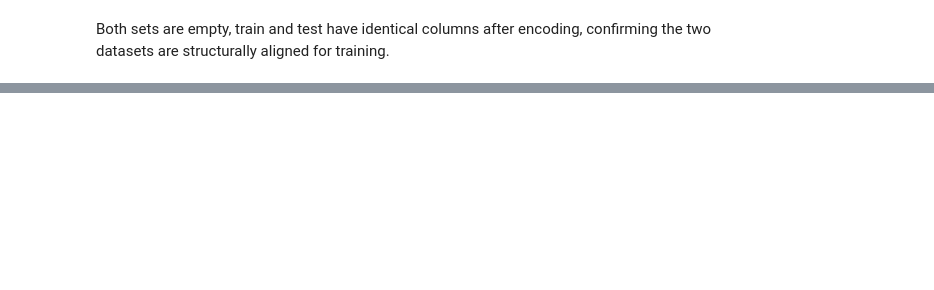
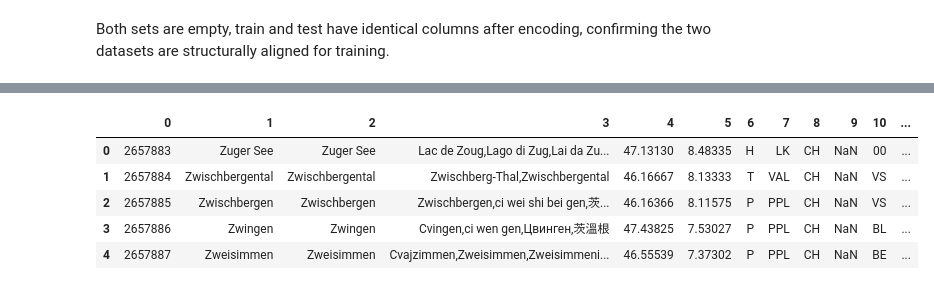
Before and after one commit to giannigrasso/swiss-rent-ml, a Jupyter notebook: notebooks/02_multifeature_regression.ipynb.ipynb, the cells around one changed output, grey strips where cells are left out. Saved outputs shown, nothing was run; the diff lists cells and outputs as text; code cells hidden in the pictures; blank space fills up the shorter version.

```diff
--- a/notebooks/02_multifeature_regression.ipynb.ipynb
+++ b/notebooks/02_multifeature_regression.ipynb.ipynb
@@ -58,0 +156,10 @@ Both sets are empty, train and test have identical columns after encoding, confi
+# %%
+cities_df = pd.read_csv('../data/CH.txt', sep='\t', header=None)
+cities_df.head()
+# %% [output]
+|  | 0 | 1 | 2 | 3 | 4 | 5 | 6 | 7 | 8 | 9 | 10 | ... |
+| 0 | 2657883 | Zuger See | Zuger See | Lac de Zoug,Lago di Zug,Lai da Zu... | 47.13130 | 8.48335 | H | LK | CH | NaN | 00 | ... |
+| 1 | 2657884 | Zwischbergental | Zwischbergental | Zwischberg-Thal,Zwischbergental | 46.16667 | 8.13333 | T | VAL | CH | NaN | VS | ... |
+| 2 | 2657885 | Zwischbergen | Zwischbergen | Zwischbergen,ci wei shi bei gen,茨... | 46.16366 | 8.11575 | P | PPL | CH | NaN | VS | ... |
+| 3 | 2657886 | Zwingen | Zwingen | Cvingen,ci wen gen,Цвинген,茨溫根 | 47.43825 | 7.53027 | P | PPL | CH | NaN | BL | ... |
+| 4 | 2657887 | Zweisimmen | Zweisimmen | Cvajzimmen,Zweisimmen,Zweisimmeni... | 46.55539 | 7.37302 | P | PPL | CH | NaN | BE | ... |
```
Also changed, not shown: parts of 15 cells of this notebook.
